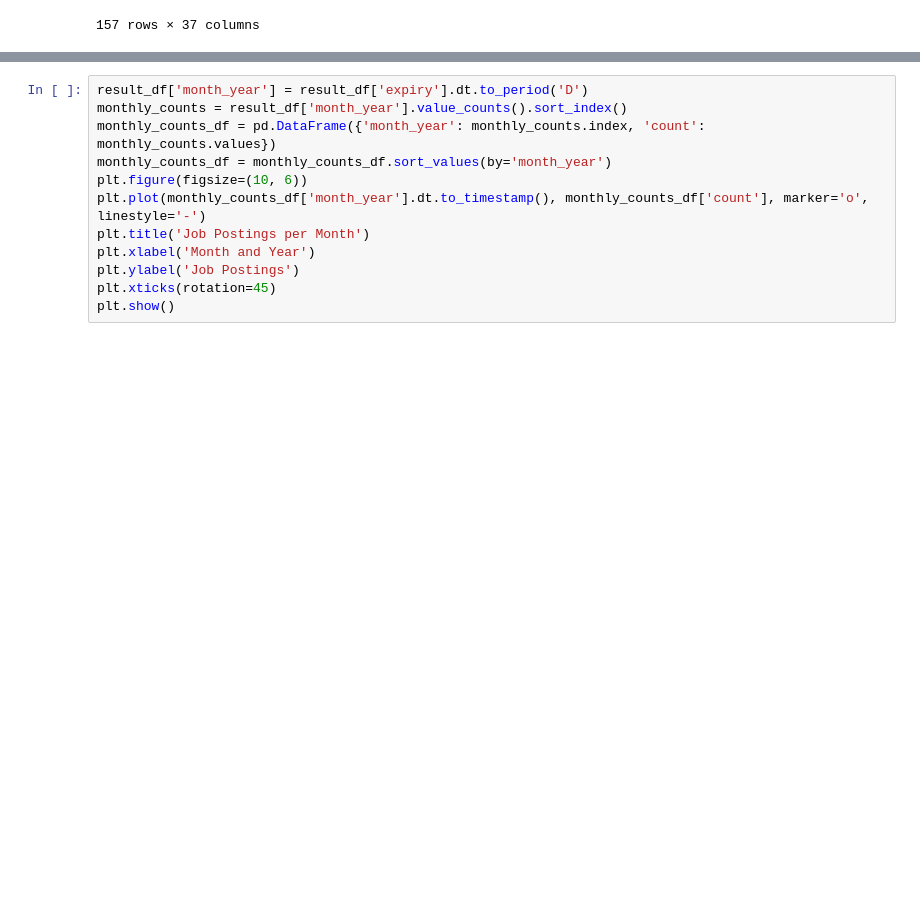
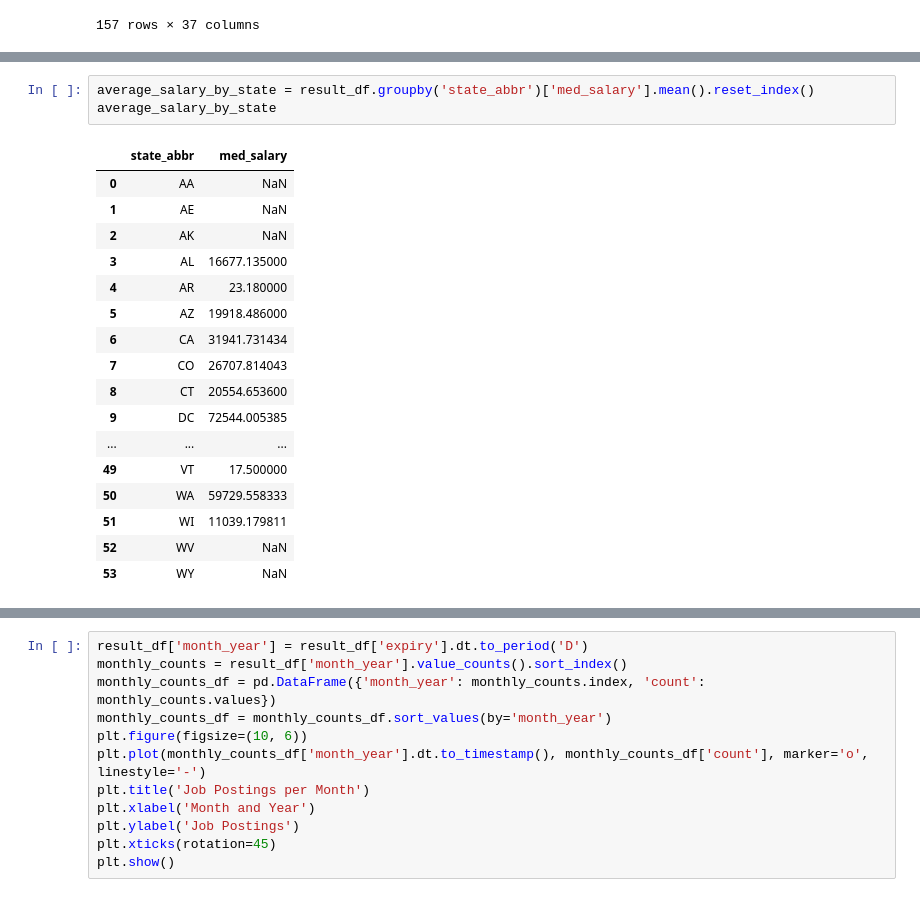
Before and after one commit to UC-Berkeley-I-School/Project-2-LinkedIn-Analysis, a Jupyter notebook: Project 2.ipynb, the cells around one changed output, grey strips where cells are left out. Saved outputs shown, nothing was run; the diff lists cells and outputs as text; blank space fills up the shorter version.

```diff
--- a/Project 2.ipynb
+++ b/Project 2.ipynb
@@ -241,0 +209,21 @@ fig.show()
+# %%
+average_salary_by_state = result_df.groupby('state_abbr')['med_salary'].mean().reset_index()
+average_salary_by_state
+# %% [output]
+|  | state_abbr | med_salary |
+| 0 | AA | NaN |
+| 1 | AE | NaN |
+| 2 | AK | NaN |
+| 3 | AL | 16677.135000 |
+| 4 | AR | 23.180000 |
+| 5 | AZ | 19918.486000 |
+| 6 | CA | 31941.731434 |
+| 7 | CO | 26707.814043 |
+| 8 | CT | 20554.653600 |
+| 9 | DC | 72544.005385 |
+| ... | ... | ... |
+| 49 | VT | 17.500000 |
+| 50 | WA | 59729.558333 |
+| 51 | WI | 11039.179811 |
+| 52 | WV | NaN |
+| 53 | WY | NaN |
```
Also changed, not shown: parts of 14 cells of this notebook.
